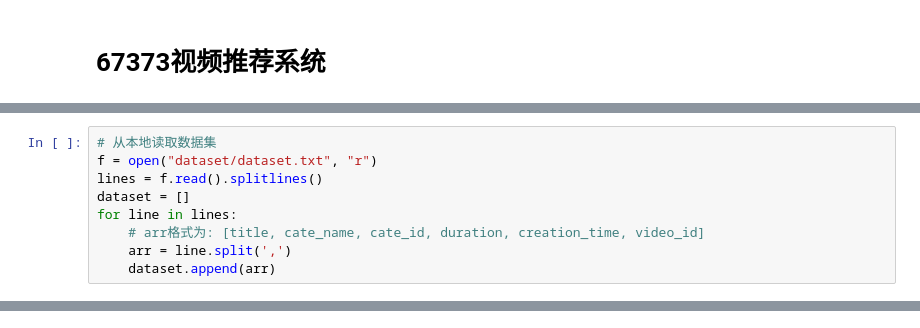
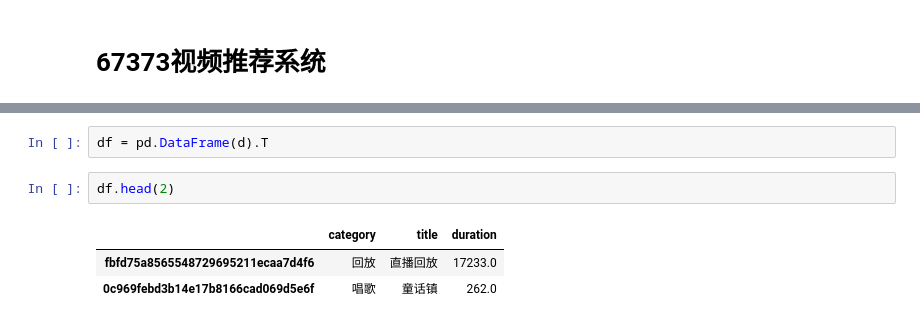
Before and after one commit to cubricmms/67373-RecommSystem, a Jupyter notebook: main.ipynb, the cells around one changed output, grey strips where cells are left out. Drawn from its saved outputs; the diff is of its cells as text.

```diff
--- a/main.ipynb
+++ b/main.ipynb
@@ -7,9 +2,0 @@ import numpy as np                                   # pip install numpy
-# %%
-# 从本地读取数据集
-f = open("dataset/dataset.txt", "r")
-lines = f.read().splitlines()
-dataset = []
-for line in lines:
-    # arr格式为: [title, cate_name, cate_id, duration, creation_time, video_id]
-    arr = line.split(',')
-    dataset.append(arr)
@@ -157,0 +28,8 @@ test_results.close()
+# %%
+df = pd.DataFrame(d).T
+# %%
+df.head(2)
+# %% [output]
+|  | category | title | duration |
+| fbfd75a8565548729695211ecaa7d4f6 | 回放 | 直播回放 | 17233.0 |
+| 0c969febd3b14e17b8166cad069d5e6f | 唱歌 | 童话镇 | 262.0 |
```
Also changed, not shown: parts of 28 cells of this notebook, 1 other file.
